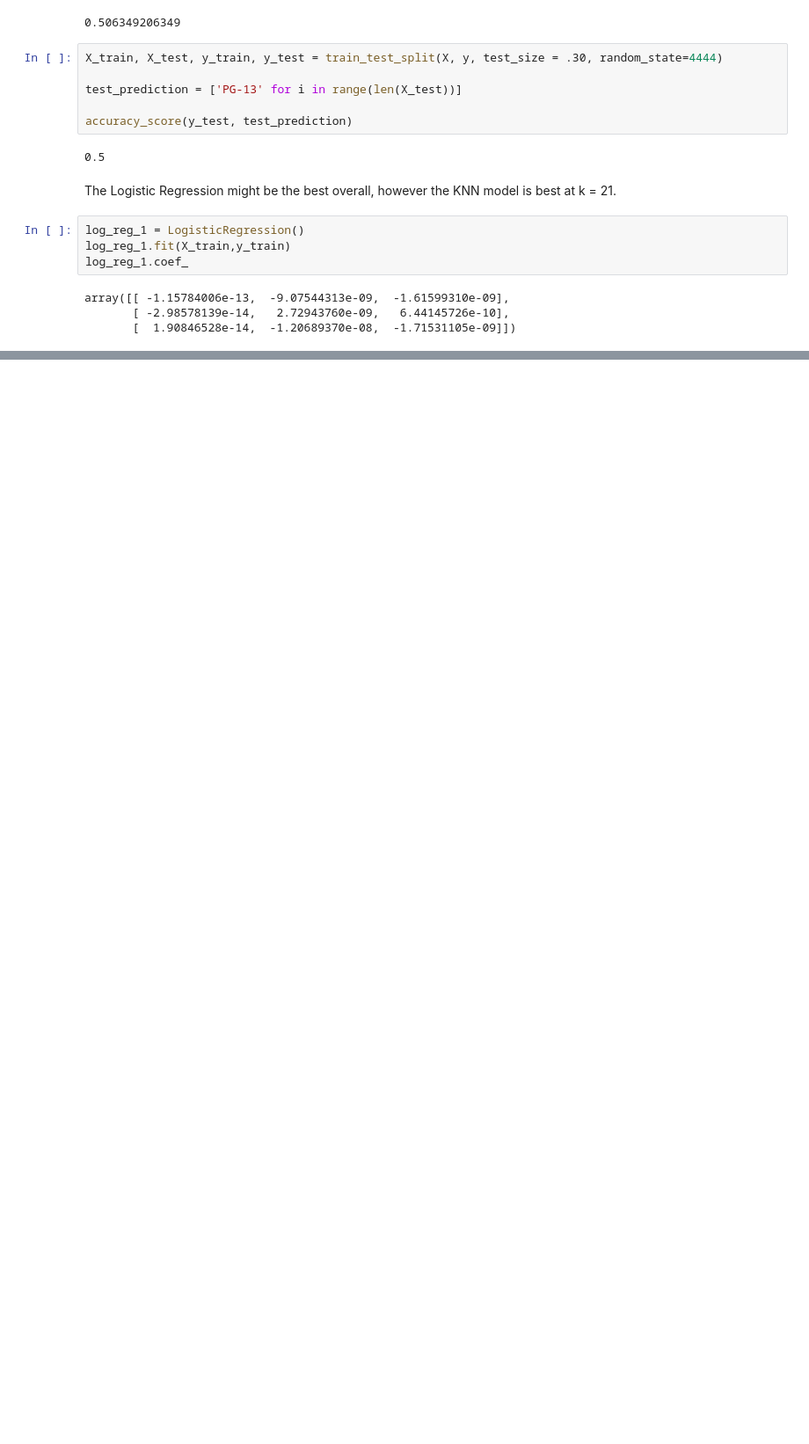
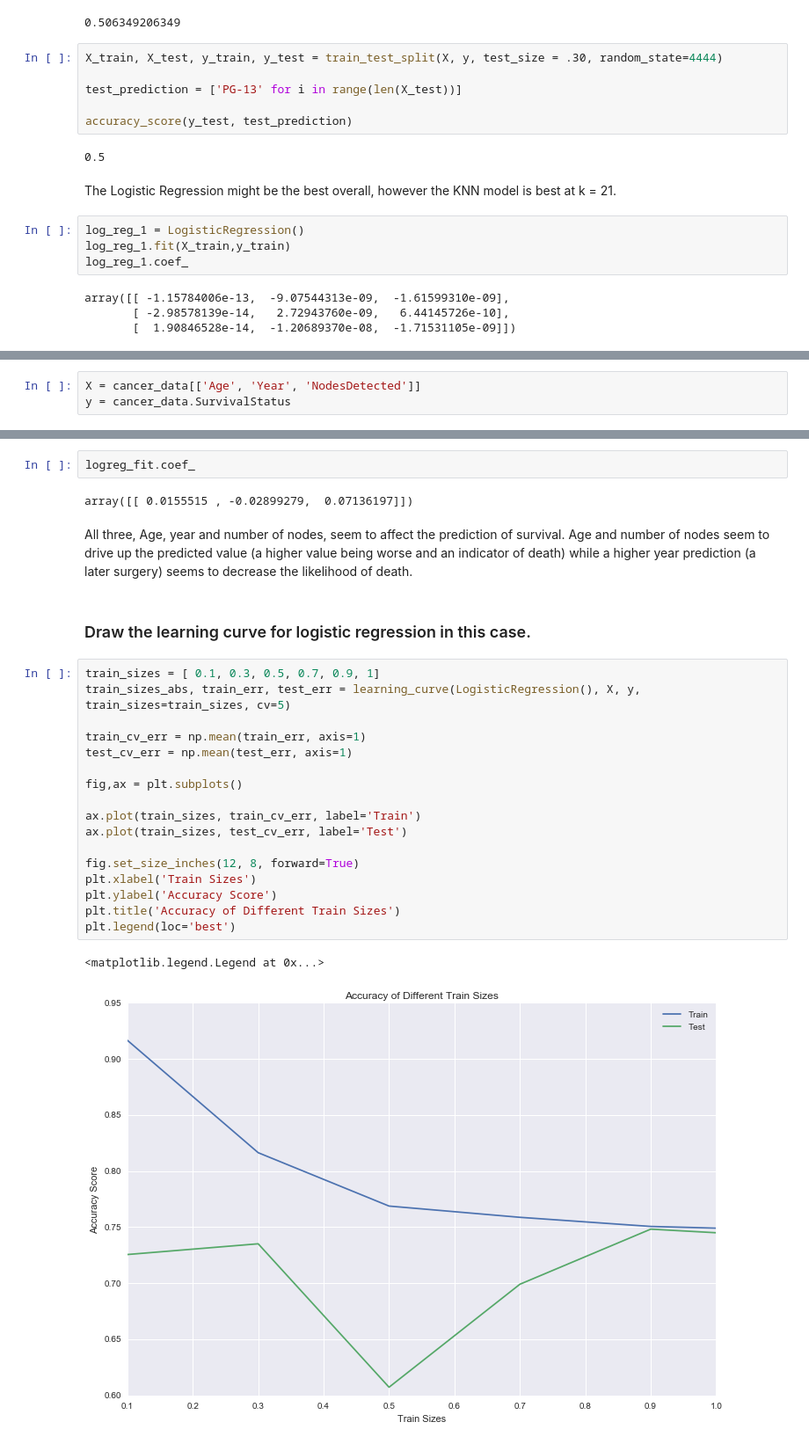
Before and after one commit to jpfreeley/ds, a Jupyter notebook: challenges/05-classification/ken_m/05_classification.ipynb, the cells around one changed output, grey strips where cells are left out. Shown: that part at 88% size. Cells and saved outputs as stored; diff of their text form; blank space fills up the shorter version.

```diff
--- a/challenges/05-classification/ken_m/05_classification.ipynb
+++ b/challenges/05-classification/ken_m/05_classification.ipynb
@@ -512,0 +588,3 @@ Now you are a classification master. The representative votes dataset only had 0
+# %%
+X = cancer_data[['Age', 'Year', 'NodesDetected']]
+y = cancer_data.SurvivalStatus
@@ -512,0 +609,28 @@ Now you are a classification master. The representative votes dataset only had 0
+# %%
+logreg_fit.coef_
+# %% [output]
+array([[ 0.0155515 , -0.02899279,  0.07136197]])
+# %% [markdown]
+All three, Age, year and number of nodes, seem to affect the prediction of survival. Age and number of nodes seem to drive up the predicted value (a higher value being worse and an indicator of death) while a higher year prediction (a later surgery) seems to decrease the likelihood of death.
+# %% [markdown]
+###  Draw the learning curve for logistic regression in this case.
+# %%
+train_sizes = [ 0.1, 0.3, 0.5, 0.7, 0.9, 1]
+train_sizes_abs, train_err, test_err = learning_curve(LogisticRegression(), X, y, train_sizes=train_sizes, cv=5)
+
+train_cv_err = np.mean(train_err, axis=1)
+test_cv_err = np.mean(test_err, axis=1)
+
+fig,ax = plt.subplots()
+
+ax.plot(train_sizes, train_cv_err, label='Train')
+ax.plot(train_sizes, test_cv_err, label='Test')
+
+fig.set_size_inches(12, 8, forward=True)
+plt.xlabel('Train Sizes')
+plt.ylabel('Accuracy Score')
+plt.title('Accuracy of Different Train Sizes')
+plt.legend(loc='best')
+# %% [output]
+<matplotlib.legend.Legend at 0x...>
+[figure, added]
```
Also changed, not shown: parts of 38 cells of this notebook.
